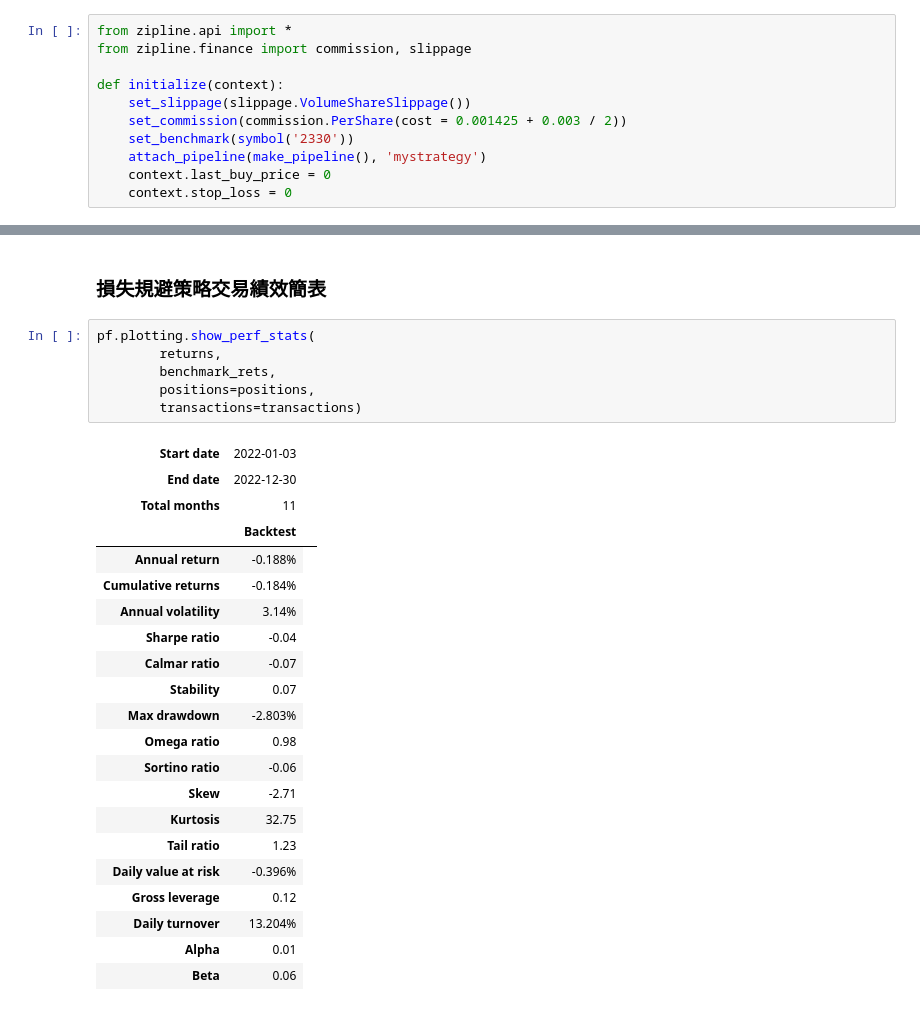
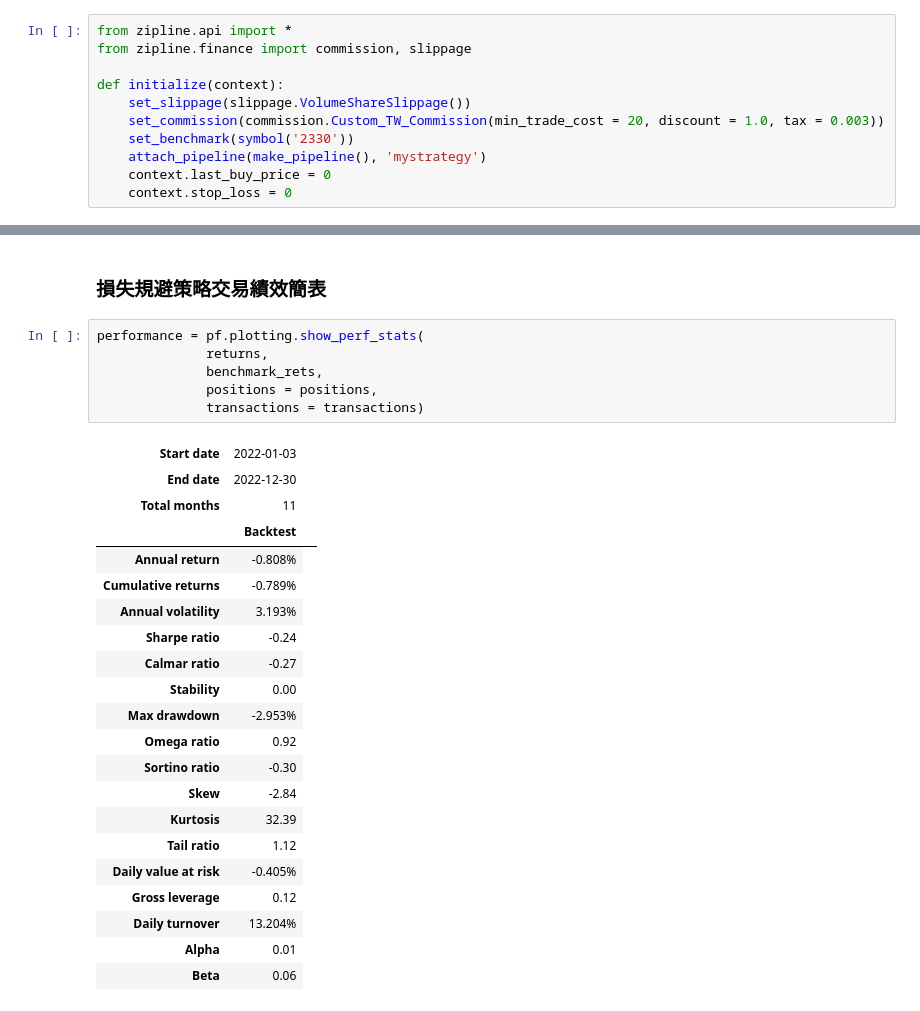
Before and after one commit to tejtw/TEJAPI_Python_Medium_Quant, a Jupyter notebook: 損失規避策略：守護本金的守衛.ipynb, the cells around one changed output, grey strips where cells are left out. Drawn from its saved outputs; the diff is of its cells as text.

```diff
--- a/損失規避策略：守護本金的守衛.ipynb
+++ b/損失規避策略：守護本金的守衛.ipynb
@@ -169,7 +171,7 @@ from zipline.finance import commission, slippage
 
 def initialize(context):
     set_slippage(slippage.VolumeShareSlippage())
-    set_commission(commission.PerShare(cost = 0.001425 + 0.003 / 2))
+    set_commission(commission.Custom_TW_Commission(min_trade_cost = 20, discount = 1.0, tax = 0.003))
     set_benchmark(symbol('2330'))
     attach_pipeline(make_pipeline(), 'mystrategy')
     context.last_buy_price = 0
@@ -369,29 +372,29 @@ plot_rolling_volatility(returns,
 # %% [markdown]
 ### 損失規避策略交易績效簡表
 # %%
-pf.plotting.show_perf_stats(
-        returns,
-        benchmark_rets,
-        positions=positions,
-        transactions=transactions)
+performance = pf.plotting.show_perf_stats(
+              returns,
+              benchmark_rets,
+              positions = positions,
+              transactions = transactions)
 # %% [output]
 | Start date | 2022-01-03 |  |
 | End date | 2022-12-30 |  |
 | Total months | 11 |  |
 |  | Backtest |
-| Annual return | -0.188% |
-| Cumulative returns | -0.184% |
-| Annual volatility | 3.14% |
-| Sharpe ratio | -0.04 |
-| Calmar ratio | -0.07 |
-| Stability | 0.07 |
-| Max drawdown | -2.803% |
-| Omega ratio | 0.98 |
-| Sortino ratio | -0.06 |
-| Skew | -2.71 |
-| Kurtosis | 32.75 |
-| Tail ratio | 1.23 |
-| Daily value at risk | -0.396% |
+| Annual return | -0.808% |
+| Cumulative returns | -0.789% |
+| Annual volatility | 3.193% |
+| Sharpe ratio | -0.24 |
+| Calmar ratio | -0.27 |
+| Stability | 0.00 |
+| Max drawdown | -2.953% |
+| Omega ratio | 0.92 |
+| Sortino ratio | -0.30 |
+| Skew | -2.84 |
+| Kurtosis | 32.39 |
+| Tail ratio | 1.12 |
+| Daily value at risk | -0.405% |
 | Gross leverage | 0.12 |
 | Daily turnover | 13.204% |
 | Alpha | 0.01 |
```
Also changed, not shown: parts of 14 cells of this notebook.
